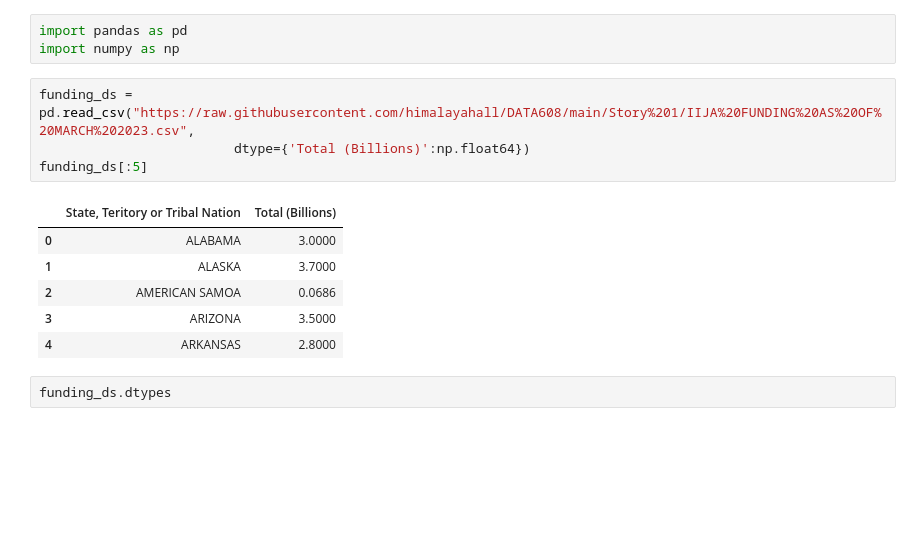
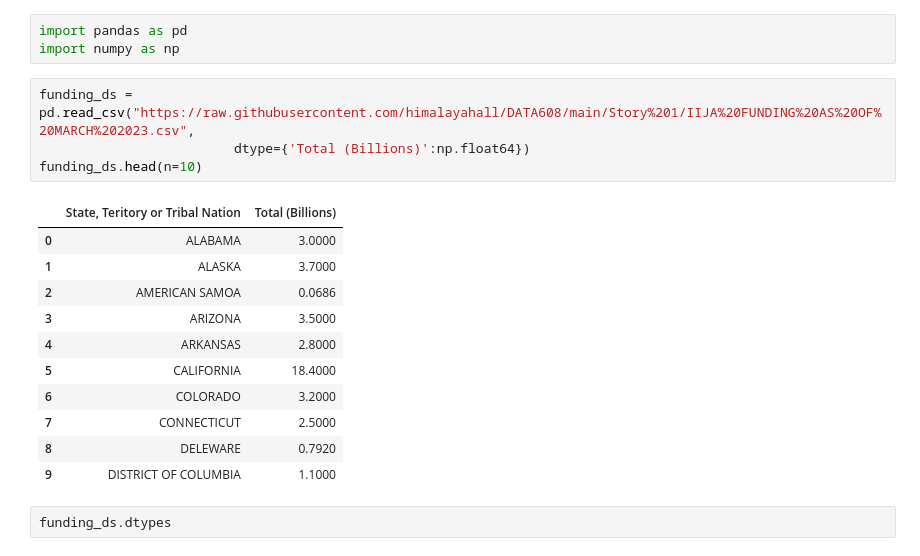
Before and after one commit to himalayahall/DATA608, a Jupyter notebook: Story 1/Story1.ipynb, the cells around one changed output. Saved outputs shown, nothing was run; the diff lists cells and outputs as text; blank space fills up the shorter version.

```diff
--- a/Story 1/Story1.ipynb
+++ b/Story 1/Story1.ipynb
@@ -6,14 +6,19 @@ import numpy as np
 # %%
 funding_ds = pd.read_csv("https://raw.githubusercontent.com/himalayahall/DATA608/main/Story%201/IIJA%20FUNDING%20AS%20OF%20MARCH%202023.csv",
                          dtype={'Total (Billions)':np.float64})
-funding_ds[:5]
+funding_ds.head(n=10)
 # %% [output]
 |  | State, Teritory or Tribal Nation | Total (Billions) |
 | 0 | ALABAMA | 3.0000 |
 | 1 | ALASKA | 3.7000 |
 | 2 | AMERICAN SAMOA | 0.0686 |
 | 3 | ARIZONA | 3.5000 |
 | 4 | ARKANSAS | 2.8000 |
+| 5 | CALIFORNIA | 18.4000 |
+| 6 | COLORADO | 3.2000 |
+| 7 | CONNECTICUT | 2.5000 |
+| 8 | DELEWARE | 0.7920 |
+| 9 | DISTRICT OF COLUMBIA | 1.1000 |
 # %%
 funding_ds.dtypes
 # %% [output]
```
Also changed, not shown: parts of 6 cells of this notebook.
